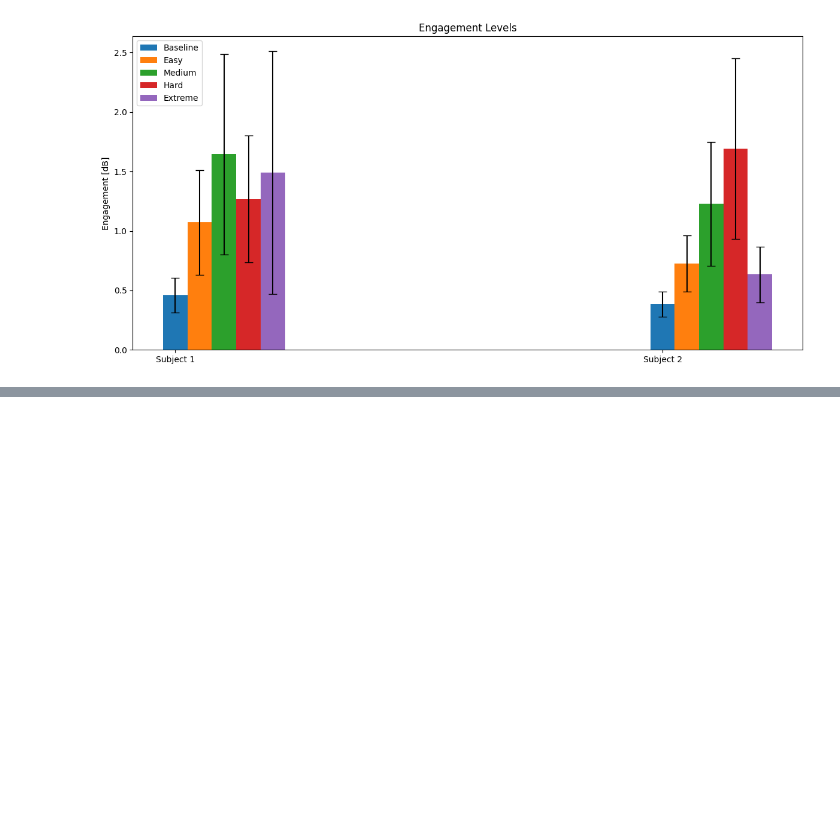
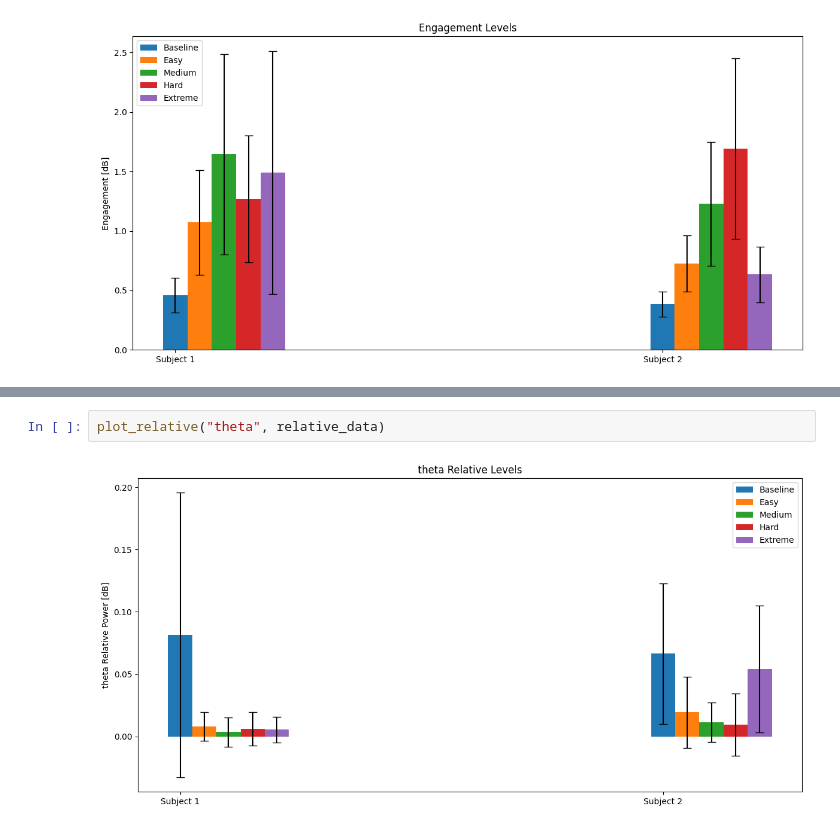
Before and after one commit to aaronjuma/EEGMario, a Jupyter notebook: Analysis/visualization.ipynb, the cells around one changed output, grey strips where cells are left out. Drawn from its saved outputs; the diff is of its cells as text; blank space fills up the shorter version.

```diff
--- a/Analysis/visualization.ipynb
+++ b/Analysis/visualization.ipynb
@@ -188,0 +329,4 @@ plot_engagement(baseline, easy, medium, hard, extreme)
+# %%
+plot_relative("theta", relative_data)
+# %% [output]
+[figure, added]
```
Also changed, not shown: parts of 8 cells of this notebook.
